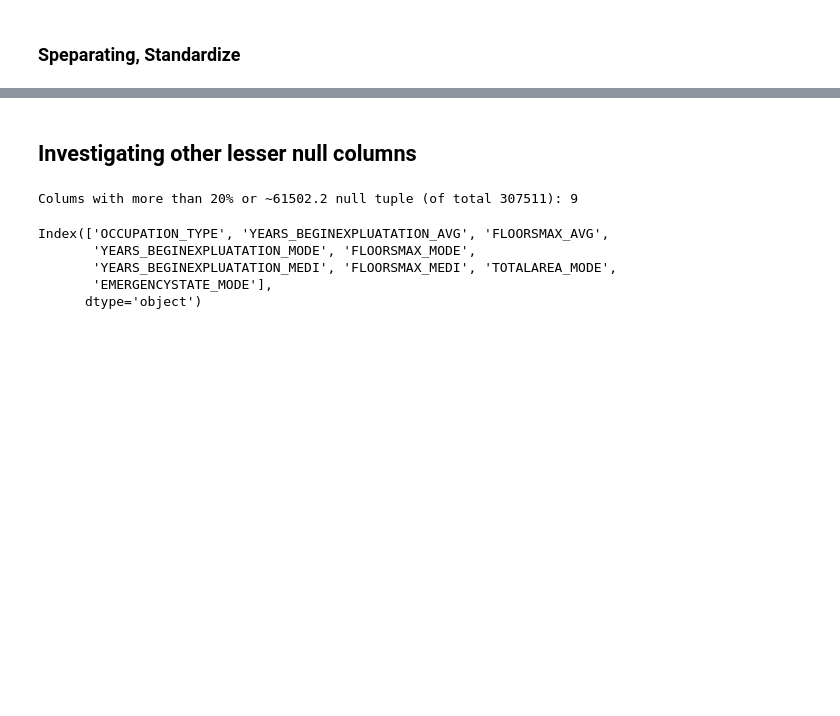
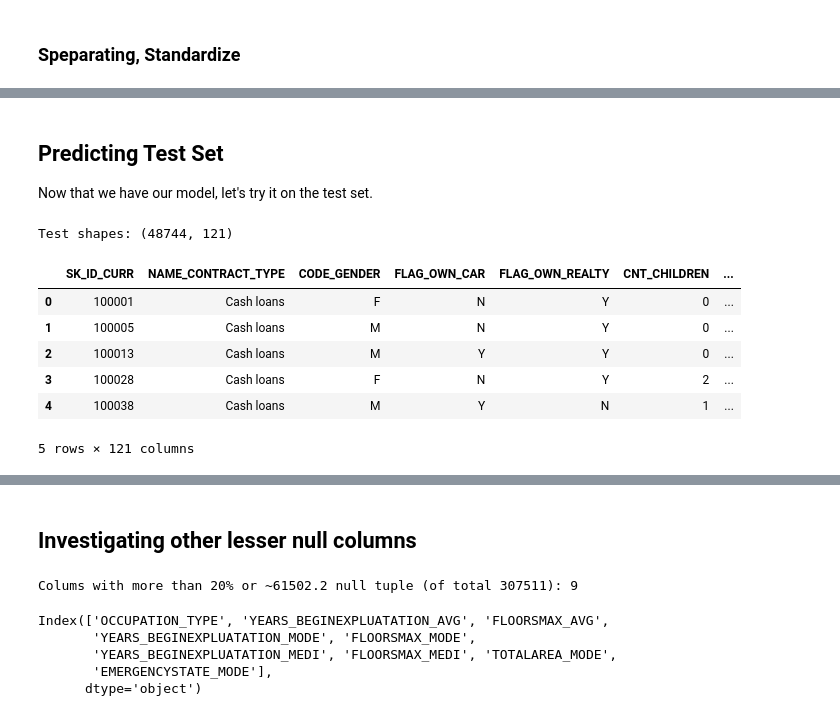
Before and after one commit to produdez/diveintocode-ml, a Jupyter notebook: Week 4/LearnCreditInfo.ipynb, the cells around one changed output, grey strips where cells are left out. Drawn from its saved outputs; the diff is of its cells as text; code cells hidden in the pictures; blank space fills up the shorter version.

```diff
--- a/Week 4/LearnCreditInfo.ipynb
+++ b/Week 4/LearnCreditInfo.ipynb
@@ -215,0 +272,17 @@ print('Accuracy: ', acc)
+# %% [markdown]
+## Predicting Test Set
+Now that we have our model, let's try it on the test set.
+# %%
+test_data = pd.read_csv('./application_test.csv')
+test_ids = test_data['SK_ID_CURR']
+print(f'Test shapes: {test_data.shape}')
+display(test_data.head())
+# %% [output]
+Test shapes: (48744, 121)
+|  | SK_ID_CURR | NAME_CONTRACT_TYPE | CODE_GENDER | FLAG_OWN_CAR | FLAG_OWN_REALTY | CNT_CHILDREN | ... |
+| 0 | 100001 | Cash loans | F | N | Y | 0 | ... |
+| 1 | 100005 | Cash loans | M | N | Y | 0 | ... |
+| 2 | 100013 | Cash loans | M | Y | Y | 0 | ... |
+| 3 | 100028 | Cash loans | F | N | Y | 2 | ... |
+| 4 | 100038 | Cash loans | M | Y | N | 1 | ... |
+5 rows × 121 columns
```
Also changed, not shown: parts of 17 cells of this notebook, 3 other files.
